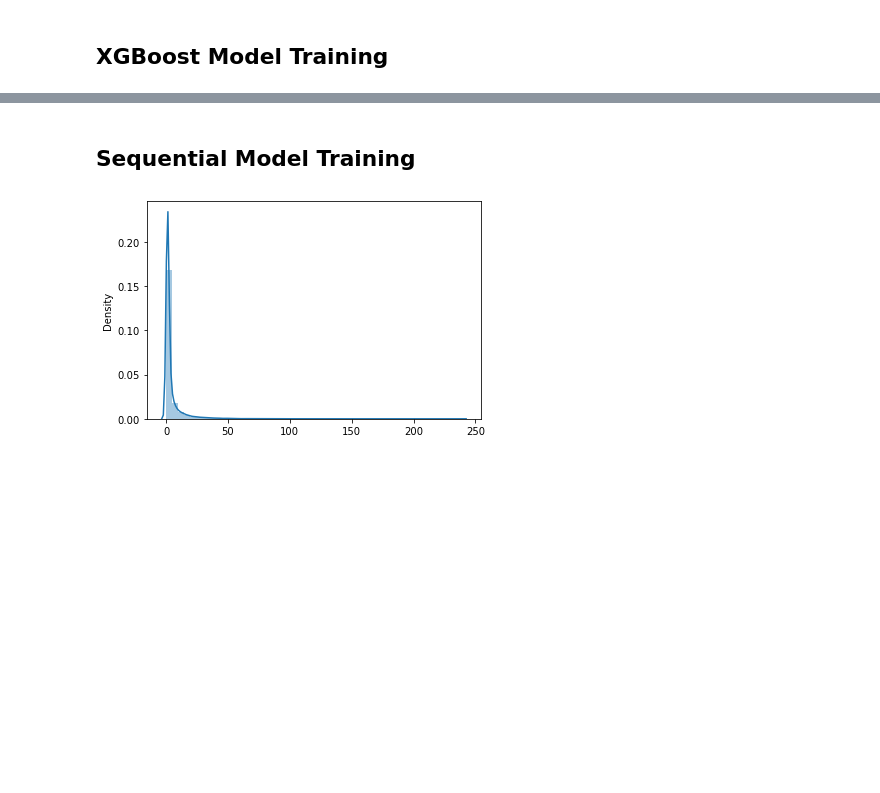
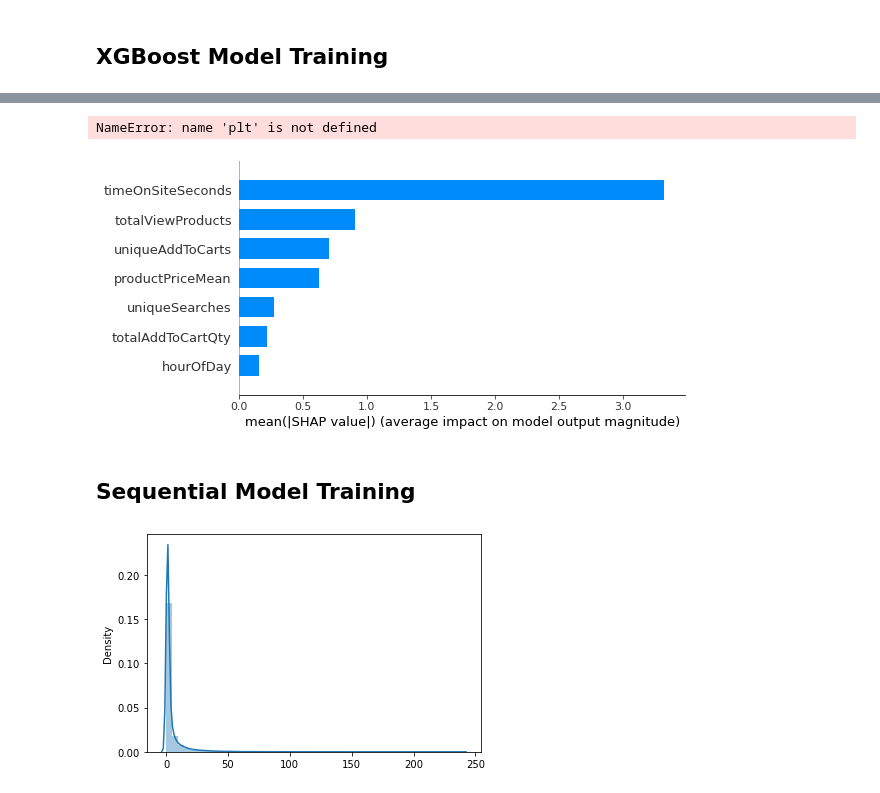
Before and after one commit to paulokuong/fourthbrain_capstone, a Jupyter notebook: groupby_user_conversion.ipynb, the cells around one changed output, grey strips where cells are left out. Saved outputs shown, nothing was run; the diff lists cells and outputs as text; code cells hidden in the pictures; blank space fills up the shorter version.

```diff
--- a/groupby_user_conversion.ipynb
+++ b/groupby_user_conversion.ipynb
@@ -94,3 +106,12 @@ Evaluation.evaluate_model(test_x, test_y, xgb_model)
+# %%
+import shap
+import pandas as pd
+shap_values = shap.TreeExplainer(x).shap_values(train_x)
+shap.summary_plot(shap_values, pd.DataFrame(train_x,columns=new_features.columns), plot_type="bar",show=False)
+plt.savefig('grafic.png')
+# %% [output]
+NameError: name 'plt' is not defined
+[figure, added]
 # %% [markdown]
 ## Sequential Model Training
 # %%
```
Also changed, not shown: parts of 16 cells of this notebook, 15 other files.
